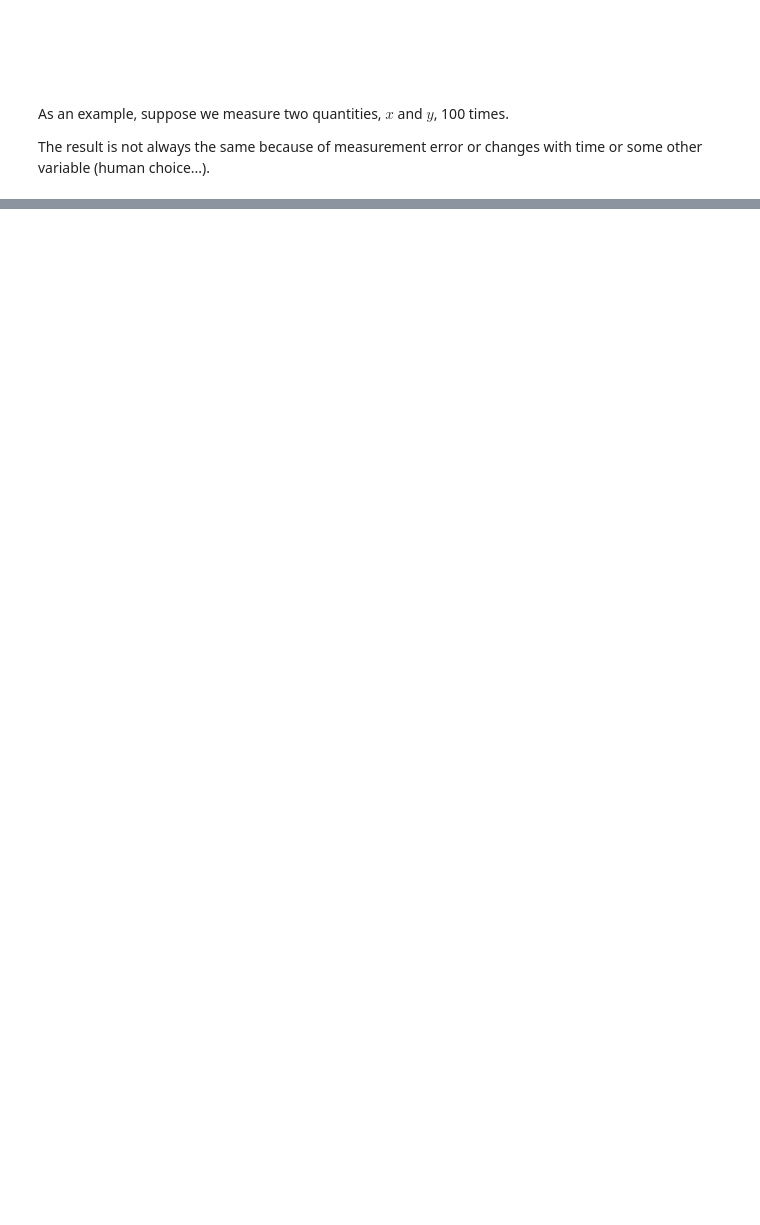
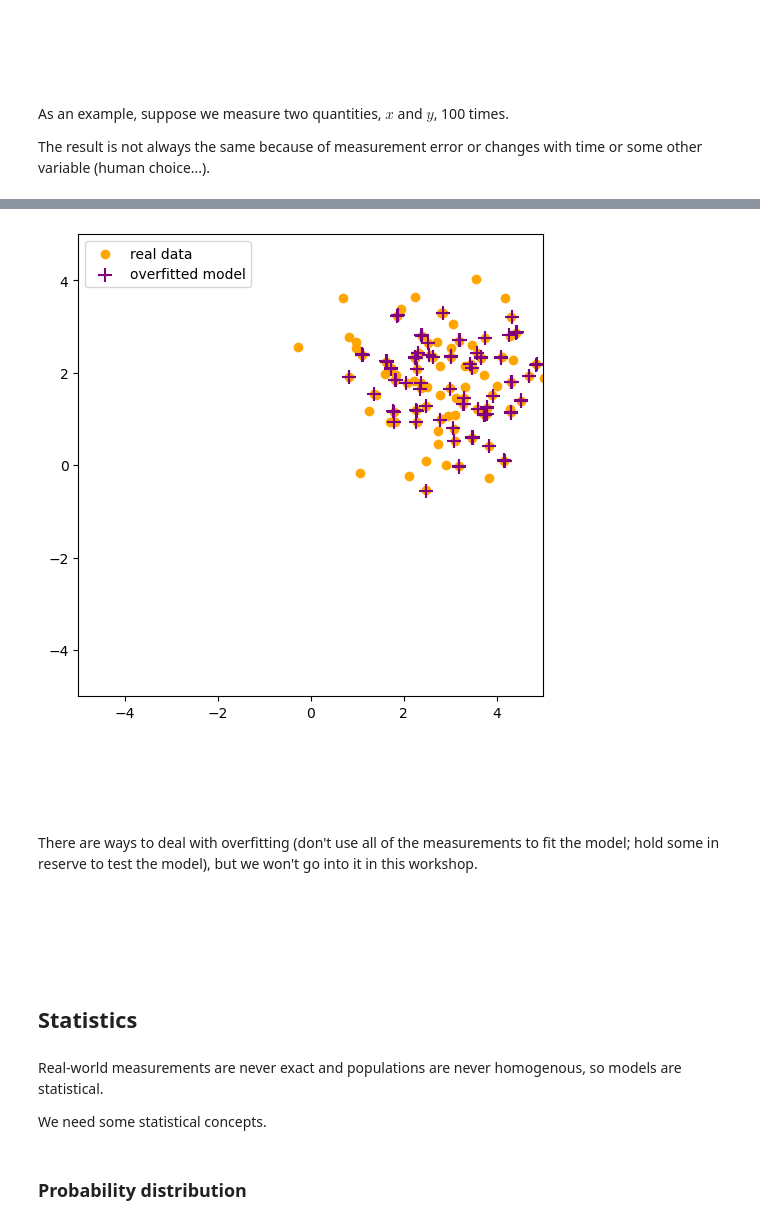
Before and after one commit to jpivarski-talks/2025-07-12-scipy-teen-track, a Jupyter notebook: site/files/03-math-background.ipynb, the cells around one changed output, grey strips where cells are left out. Cells and saved outputs as stored; diff of their text form; code cells hidden in the pictures; blank space fills up the shorter version.

```diff
--- a/site/files/03-math-background.ipynb
+++ b/site/files/03-math-background.ipynb
@@ -390,0 +504,38 @@ None
+# %%
+def generate_overfitted_model():
+    x, y = measurements[np.random.randint(0, len(measurements))]  # take a value from the measurements
+    x = x + np.random.normal(0, 0.01)                             # jiggle it so that it's not EXACTLY the same
+    y = y + np.random.normal(0, 0.01)
+    return x, y
+# %%
+fig, ax = plt.subplots(figsize=(6, 6))
+
+overfitted_fake_data = np.zeros((100, 2))
+
+for i in range(100):
+    overfitted_fake_data[i, :] = generate_overfitted_model()
+
+ax.scatter(measurement_x, measurement_y, color="orange", label="real data")
+ax.scatter(overfitted_fake_data[:, 0], overfitted_fake_data[:, 1], color="purple", marker="+", s=100, label="overfitted model")
+
+ax.set_xlim(-5, 5)
+ax.set_ylim(-5, 5)
+ax.legend(loc="upper left")
+
+None
+# %% [output]
+[figure, added]
+# %% [markdown]
+<br><br><br>
+# %% [markdown]
+There are ways to deal with overfitting (don't use all of the measurements to fit the model; hold some in reserve to test the model), but we won't go into it in this workshop.
+# %% [markdown]
+<br><br><br>
+# %% [markdown]
+## Statistics
+# %% [markdown]
+Real-world measurements are never exact and populations are never homogenous, so models are statistical.
+
+We need some statistical concepts.
+# %% [markdown]
+### Probability distribution
```
Also changed, not shown: parts of 76 cells of this notebook, 4 other files.
